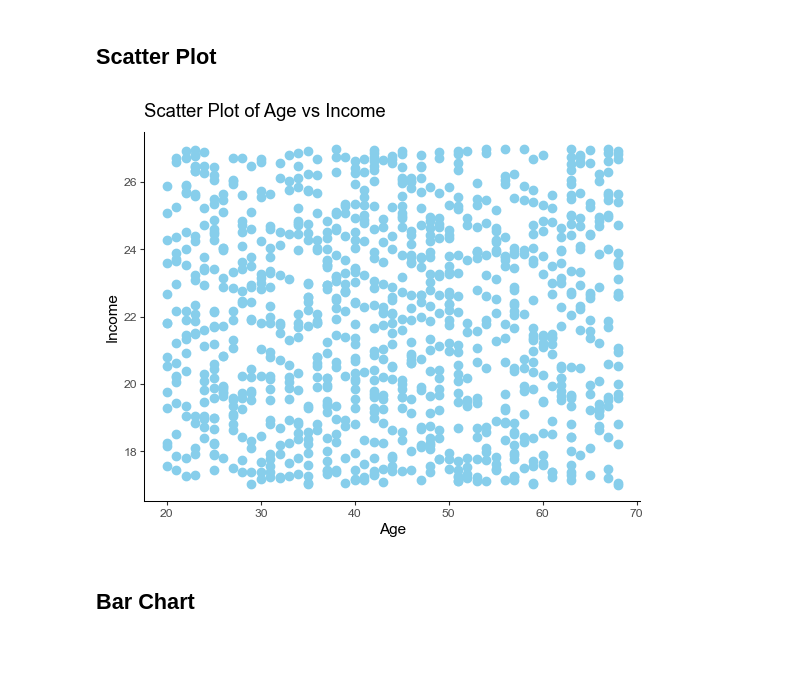
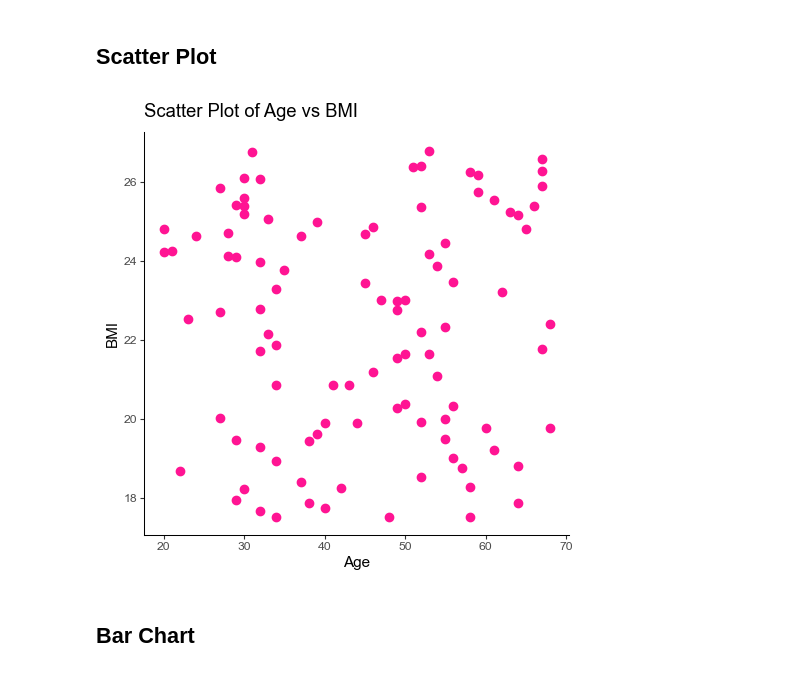
Before and after one commit to smortezah/portfolio, a Jupyter notebook: eda/polars.ipynb, the cells around one changed output. Cells and saved outputs as stored; diff of their text form; code cells hidden in the pictures.

```diff
--- a/eda/polars.ipynb
+++ b/eda/polars.ipynb
@@ -148,7 +148,7 @@ df = df.unique()
 # Data Visualization
 # %%
 # Sample 1000 rows from the dataset
-sample_df = df.sample(1000)
+sample_df = df.sample(100)
 # %% [markdown]
 ## Histogram
 # %%
@@ -207,12 +207,23 @@ plt.show()
 # %% [markdown]
 ## Scatter Plot
 # %%
-plt.scatter(sample_df["age"], sample_df["bmi"], color="skyblue")
-plt.title("Scatter Plot of Age vs Income")
+# Create a figure
+plt.figure(figsize=(5, 5), layout="tight")
+
+# Plot
+plt.scatter(sample_df["age"], sample_df["bmi"], color="deeppink")
+
+# Add a title and axis labels
+plt.title("Scatter Plot of Age vs BMI")
 plt.xlabel("Age")
-plt.ylabel("Income")
+plt.ylabel("BMI")
+
+# Save the plot
+plt.savefig("scatter.png", dpi=120)
+
+# Show the plot
 plt.show()
 # %% [output]
-[figure, old version]
+[figure, new version]
 # %% [markdown]
 ## Bar Chart
```
Also changed, not shown: parts of 4 cells of this notebook.
